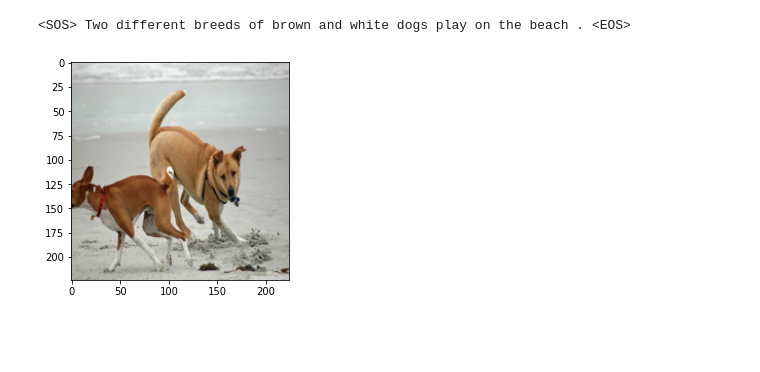
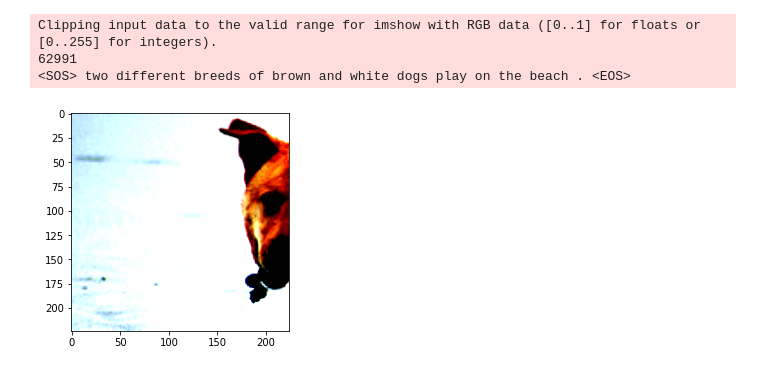
Before and after one commit to yoyosef/image-captioning-csc413, a Jupyter notebook: data.ipynb, the cells around one changed output. Cells and saved outputs as stored; diff of their text form; code cells hidden in the pictures; blank space fills up the shorter version.

```diff
--- a/data.ipynb
+++ b/data.ipynb
@@ -11,31 +11,28 @@ from torch.utils.data import Dataset, DataLoader
 import matplotlib.pyplot as plt
 from PIL import Image
 # %%
-en_tokenizer = get_tokenizer('spacy', language='en')
+en_tokenizer = get_tokenizer('spacy', language="en_core_web_sm")
 
 def build_vocab(sentences):
     counter = Counter()
-    for string_ in sentences:
-        counter.update(en_tokenizer(string_))
+    for sentence in sentences:
+        sentence = sentence.lower()
+        counter.update(en_tokenizer(sentence))
     return Vocab(counter, specials=['<UNK>', '<PAD>', '<SOS>', '<EOS>'])
 
 def data_process(sentence, vocab):
+    sentence = sentence.lower()
     vocab_tensor = torch.tensor([vocab[token] for token in en_tokenizer(sentence)],
                             dtype=torch.long)
     return vocab_tensor
 # %%
 class Flickr8k(Dataset):
-    def __init__(self, csv_file, root_dir):
+    def __init__(self, csv_file, root_dir, transform=None):
         self.csv_frame = pd.read_csv(csv_file)
         self.root_dir = root_dir
-        self.transform = transforms.Compose(
-            [
-                transforms.Resize((224, 224)),
-                transforms.ToTensor()
-            ])
+        self.transform = transform
 
         self.imgs = self.csv_frame["image"]
-        ## TODO: think about lowercasing captions
         self.captions = self.csv_frame["caption"]
         self.vocab = build_vocab(self.captions.to_list())
 
@@ -45,7 +42,8 @@ class Flickr8k(Dataset):
     def __getitem__(self, idx):
         img_name = os.path.join(self.root_dir, self.imgs[idx])
         image = Image.open(img_name)
-        image = self.transform(image)
+        if self.transform:
+            image = self.transform(image)
         tokenized_caption = [torch.tensor(self.vocab["<SOS>"])]
         tokenized_caption.extend(data_process(self.captions[idx], self.vocab))
         tokenized_caption.append(torch.tensor(self.vocab["<EOS>"]))
@@ -59,9 +57,10 @@ class Collate:
     def __call__(self, data):
         imgs = torch.stack([i[0] for i in data])
         targets = [i[1] for i in data]
+        lengths = [len(i[1]) for i in data]
         # add padding to captions to make them match the largest caption in the batch
-        targets = pad_sequence(targets, padding_value=self.pad_idx)
-        return imgs, targets
+        targets = pad_sequence(targets, padding_value=self.pad_idx, batch_first=True)
+        return imgs, targets, lengths
 
 def initialize_loader(dataset, batch_size=64):
     pad_idx = dataset.vocab["<PAD>"]
@@ -75,12 +74,22 @@ def initialize_loader(dataset, batch_size=64):
 # %%
 if __name__ == "__main__":
     # TODO: Split data into train, validation, test before initializing loader
-    data = Flickr8k(csv_file="flickr8k/captions.txt", root_dir="flickr8k/images")
+    transform = transforms.Compose(
+            [
+                transforms.RandomResizedCrop(224),
+                transforms.RandomHorizontalFlip(),
+                transforms.ToTensor(),
+                transforms.Normalize(mean=[0.485, 0.456, 0.406],
+                                     std=[0.229, 0.224, 0.225]),
+            ])
+    data = Flickr8k(csv_file="flickr8k/captions.txt", root_dir="flickr8k/images", transform=transform)
     loader = initialize_loader(data)
 
     plt.imshow(data[100][0].permute(1, 2, 0))
     sentence = map(lambda x: data.vocab.itos[x], data[100][1])
     print(" ".join(sentence))
 # %% [output]
-<SOS> Two different breeds of brown and white dogs play on the beach . <EOS>
+Clipping input data to the valid range for imshow with RGB data ([0..1] for floats or [0..255] for integers).
+62991
+<SOS> two different breeds of brown and white dogs play on the beach . <EOS>
-[figure, old version]
+[figure, new version]
```
Also changed, not shown: parts of 1 cell of this notebook, 6 other files.
